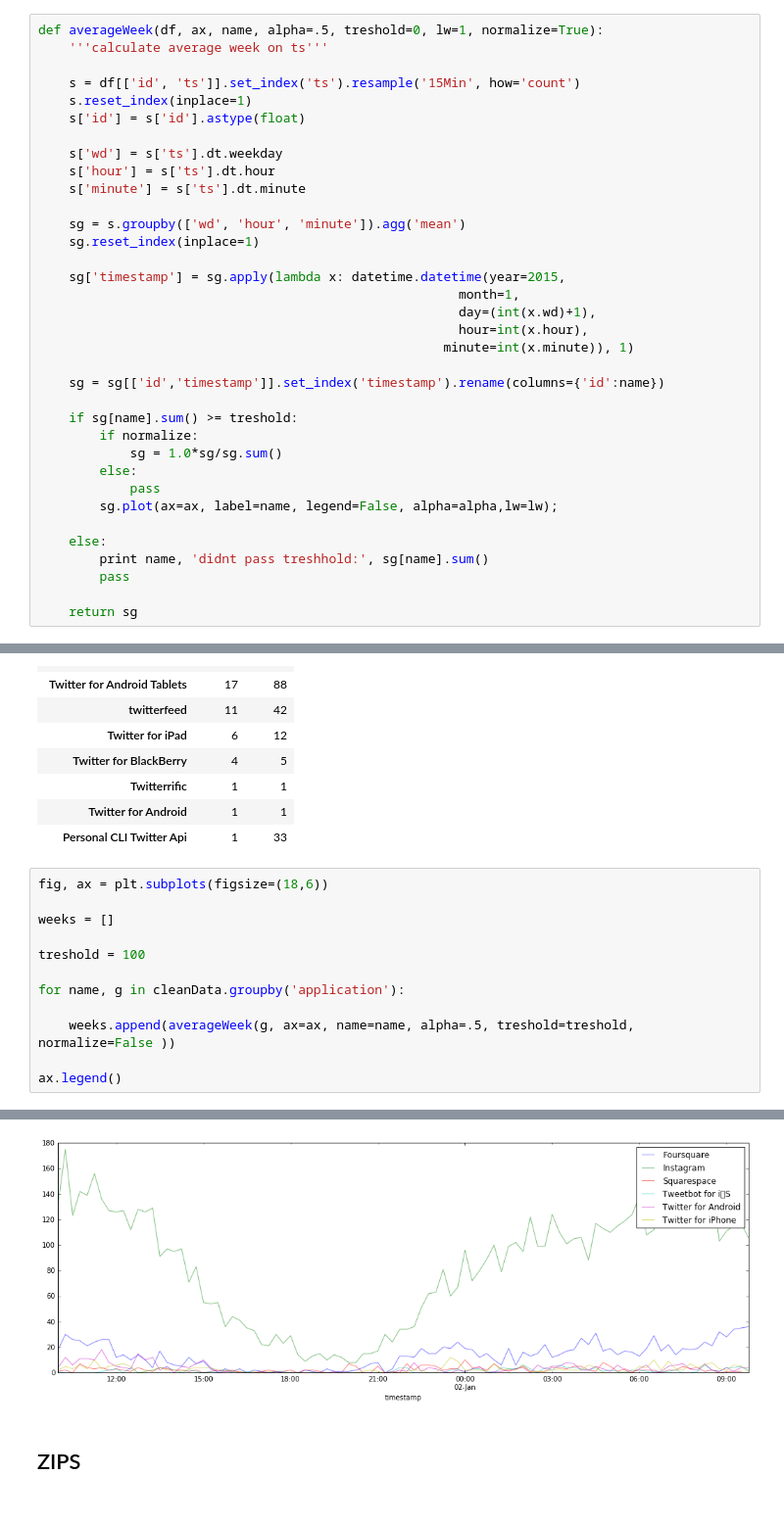
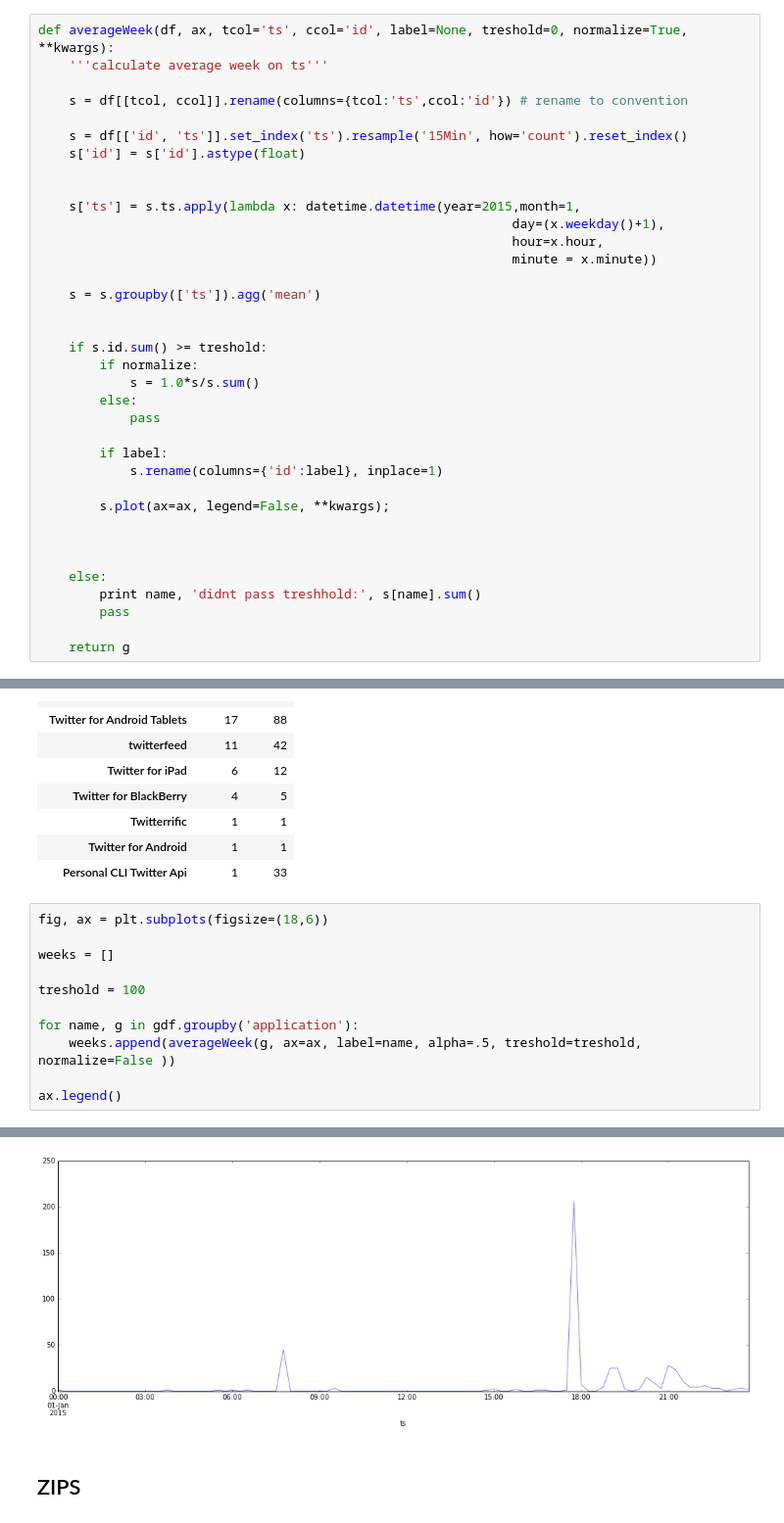
Before and after one commit to Casyfill/CUSP_QC_twitter_scripts, a Jupyter notebook: code/EDA/Spatial_timeline.ipynb, the cells around one changed output, grey strips where cells are left out. Shown at 98% size. Drawn from its saved outputs; the diff is of its cells as text.

```diff
--- a/code/EDA/Spatial_timeline.ipynb
+++ b/code/EDA/Spatial_timeline.ipynb
@@ -50,40 +50,41 @@ def toGeoDataFrame(df, lat='Latitude',lon='Longitude'):
     df.crs = {'init': 'epsg:4326', 'no_defs': True}
     return df
 # %%
-def averageWeek(df, ax, name, alpha=.5, treshold=0, lw=1, normalize=True):
+def averageWeek(df, ax, tcol='ts', ccol='id', label=None, treshold=0, normalize=True, **kwargs):
     '''calculate average week on ts'''
 
-    s = df[['id', 'ts']].set_index('ts').resample('15Min', how='count')
-    s.reset_index(inplace=1)
+    s = df[[tcol, ccol]].rename(columns={tcol:'ts',ccol:'id'}) # rename to convention
+
+    s = df[['id', 'ts']].set_index('ts').resample('15Min', how='count').reset_index()
     s['id'] = s['id'].astype(float)
 
-    s['wd'] = s['ts'].dt.weekday
-    s['hour'] = s['ts'].dt.hour
-    s['minute'] = s['ts'].dt.minute
 
-    sg = s.groupby(['wd', 'hour', 'minute']).agg('mean')
-    sg.reset_index(inplace=1)
+    s['ts'] = s.ts.apply(lambda x: datetime.datetime(year=2015,month=1,
+                                                              day=(x.weekday()+1),
+                                                              hour=x.hour,
+                                                              minute = x.minute))
 
-    sg['timestamp'] = sg.apply(lambda x: datetime.datetime(year=2015,
-                                                       month=1,
-                                                       day=(int(x.wd)+1),
-                                                       hour=int(x.hour),
-                                                     minute=int(x.minute)), 1)
+    s = s.groupby(['ts']).agg('mean')
 
-    sg = sg[['id','timestamp']].set_index('timestamp').rename(columns={'id':name})
 
-    if sg[name].sum() >= treshold:
+    if s.id.sum() >= treshold:
         if normalize:
-            sg = 1.0*sg/sg.sum()
+            s = 1.0*s/s.sum()
         else:
             pass
-        sg.plot(ax=ax, label=name, legend=False, alpha=alpha,lw=lw);
+
+        if label:
+            s.rename(columns={'id':label}, inplace=1)
+
+        s.plot(ax=ax, legend=False, **kwargs);
+
+
 
     else:
-        print name, 'didnt pass treshhold:', sg[name].sum()
+        print name, 'didnt pass treshhold:', s[name].sum()
         pass
 
-    return sg
+    return g
 # %%
 path = '/Users/casy/Dropbox/CUSP/GRA/QQ_GRA/CUSP_QC_twitter_scripts/data/out_DB/2016-02-08 17:49:32_all.db'
 df = getDF(path)
@@ -154,9 +155,8 @@ weeks = []
 
 treshold = 100
 
-for name, g in cleanData.groupby('application'):
-
-    weeks.append(averageWeek(g, ax=ax, name=name, alpha=.5, treshold=treshold, normalize=False ))
+for name, g in gdf.groupby('application'):
+    weeks.append(averageWeek(g, ax=ax, label=name, alpha=.5, treshold=treshold, normalize=False ))
 
 ax.legend()
 # %% [output]
@@ -164,4 +165,4 @@ ax.legend()
-[figure, old version]
+[figure, new version]
 # %% [markdown]
 ## ZIPS
 # %%
```
Also changed, not shown: parts of 4 cells of this notebook, 12 other files.
